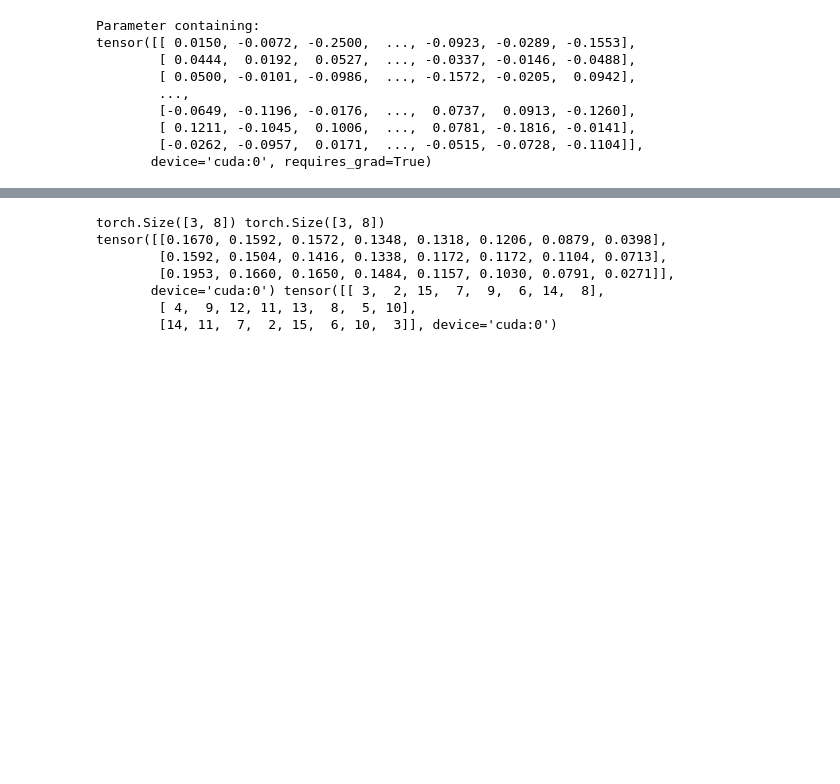
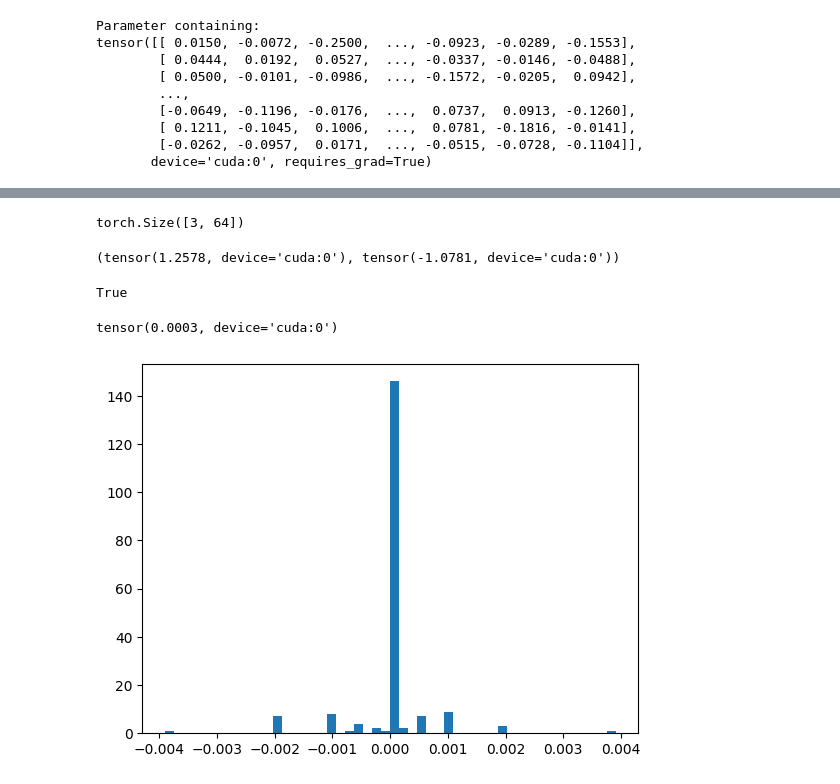
Before and after one commit to learning-chip/DeepSeek-V3, a Jupyter notebook: inference/replace_static_moe.ipynb, the cells around one changed output, grey strips where cells are left out. Drawn from its saved outputs; the diff is of its cells as text; code cells hidden in the pictures; blank space fills up the shorter version.

Commit message:
correctly replace dynamic moe by static moe

```diff
--- a/inference/replace_static_moe.ipynb
+++ b/inference/replace_static_moe.ipynb
@@ -97,7 +97,9 @@ class MOEFeedForward(nn.Module):
     def __init__(self, config) -> None:
         super().__init__()
         self.gate = None  # take from dynamic MoE
-        self.cond_ffn = ConditionalFeedForward(config)
+        self.shared_experts = None # take from dynamic MoE
+        self.cond_ffn = ConditionalFeedForward(config) # overwrite by dynamic MoE
+
         self.dim = config.dim
         self.num_activated_experts = config.num_activated_experts
 
@@ -105,13 +107,12 @@ class MOEFeedForward(nn.Module):
         shape = x.size()
         x = x.view(-1, self.dim)
 
-        weights, indices = self.gate(x)
-        print(weights.shape, indices.shape)
-        print(weights, indices)
-        # TODO: finish conversion to `ConditionalFeedForward`
-        # expert_outs = self.cond_ffn(x, expert_indices)
-        # y = torch.einsum('tai,ta -> ti', expert_outs, expert_weights)
-        return None
+        expert_weights, expert_indices = self.gate(x)
+
+        expert_outs = self.cond_ffn(x, expert_indices)
+        y = torch.einsum('tai,ta -> ti', expert_outs, expert_weights)
+        z = self.shared_experts(x)
+        return y + z
 
 
 def dynamic_moe_to_static(dynamic_args, moe_layer, device=device):
@@ -126,7 +127,17 @@ def dynamic_moe_to_static(dynamic_args, moe_layer, device=device):
         static_moe_layer = MOEFeedForward(static_config)
     static_moe_layer.gate = moe_layer.gate
 
-    # TODO: merge expert list to 3D weight matrix
+    # merge expert list to 3D weight matrix
+    # TODO:
+    for i in range(len(moe_layer.experts)):
+        assert moe_layer.experts[i].w1.bias is None
+        assert moe_layer.experts[i].w2.bias is None
+        assert moe_layer.experts[i].w3.bias is None
+        static_moe_layer.cond_ffn.w1.data[i] = moe_layer.experts[i].w1.weight.data
+        static_moe_layer.cond_ffn.w2.data[i] = moe_layer.experts[i].w2.weight.data
+        static_moe_layer.cond_ffn.w3.data[i] = moe_layer.experts[i].w3.weight.data
+
+    static_moe_layer.shared_experts = moe_layer.shared_experts
 
     return static_moe_layer
 # %%
@@ -139,12 +155,25 @@ MOEFeedForward(
 )
 # %%
 with torch.inference_mode():
-    static_moe_layer(x)
+    y_static = static_moe_layer(x)
-# %% [output]
-torch.Size([3, 8]) torch.Size([3, 8])
-tensor([[0.1670, 0.1592, 0.1572, 0.1348, 0.1318, 0.1206, 0.0879, 0.0398],
-        [0.1592, 0.1504, 0.1416, 0.1338, 0.1172, 0.1172, 0.1104, 0.0713],
-        [0.1953, 0.1660, 0.1650, 0.1484, 0.1157, 0.1030, 0.0791, 0.0271]],
-       device='cuda:0') tensor([[ 3,  2, 15,  7,  9,  6, 14,  8],
-        [ 4,  9, 12, 11, 13,  8,  5, 10],
-        [14, 11,  7,  2, 15,  6, 10,  3]], device='cuda:0')
+# %%
+y_static.shape
+# %% [output]
+torch.Size([3, 64])
+# %%
+y_static.max(), y_static.min()
+# %% [output]
+(tensor(1.2578, device='cuda:0'), tensor(-1.0781, device='cuda:0'))
+# %%
+torch.allclose(y_static, y, rtol=1e-2, atol=1e-3)
+# %% [output]
+True
+# %%
+torch.mean(torch.abs(y_static - y))
+# %% [output]
+tensor(0.0003, device='cuda:0')
+# %%
+import matplotlib.pyplot as plt
+plt.hist((y_static - y).to(torch.float32).cpu().flatten(), bins=50);
+# %% [output]
+[figure, added]
```
Also changed, not shown: parts of 2 cells of this notebook.
